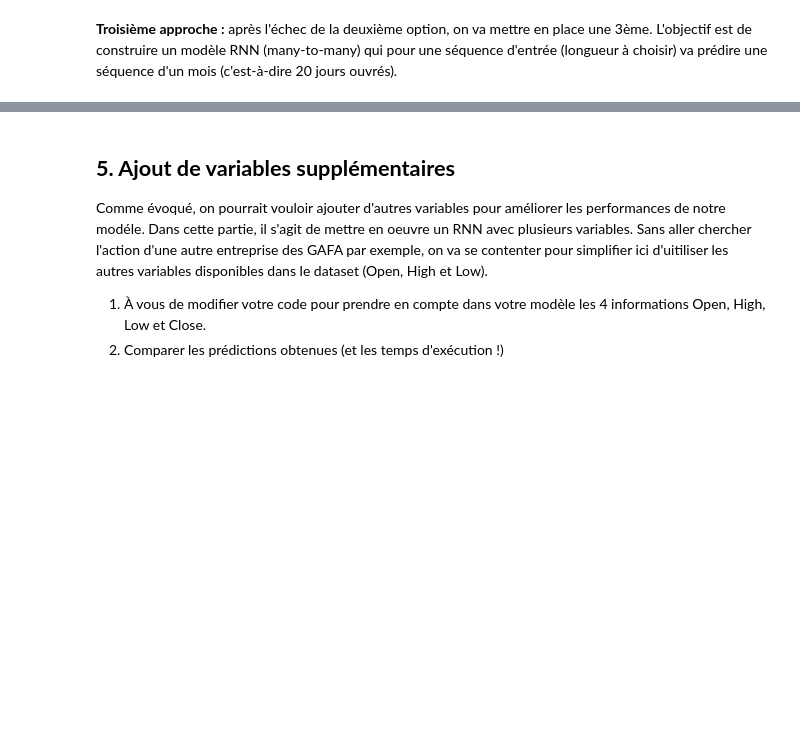
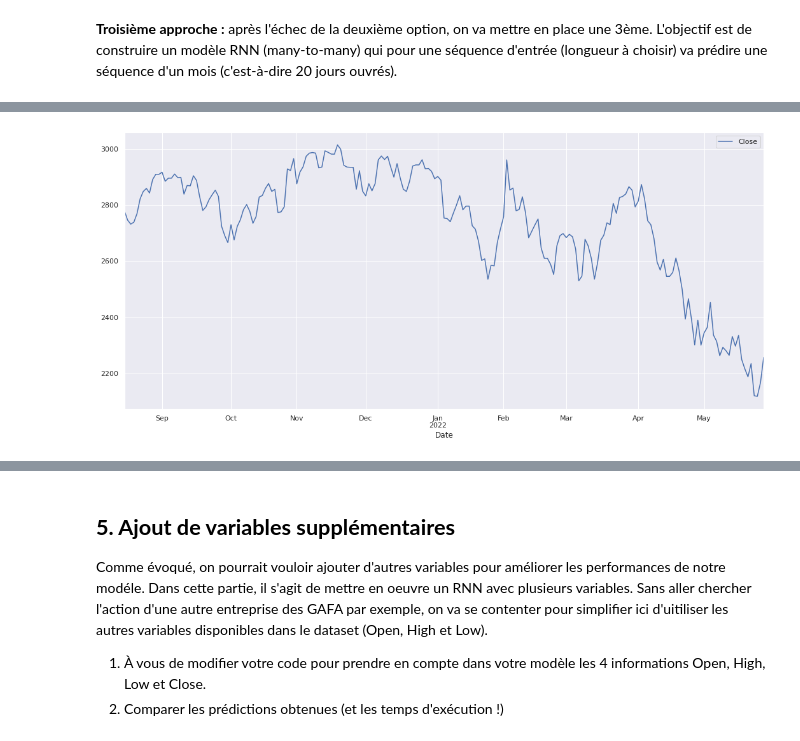
Before and after one commit to louiskuhn/IA-P2-Euskadi, a Jupyter notebook: Ressources/Deep Learning/Recurrent Neural Network/RNN 1 - Prediction actions Google.ipynb, the cells around one changed output, grey strips where cells are left out. Drawn from its saved outputs; the diff is of its cells as text; code cells hidden in the pictures; blank space fills up the shorter version.

```diff
--- a/Ressources/Deep Learning/Recurrent Neural Network/RNN 1 - Prediction actions Google.ipynb
+++ b/Ressources/Deep Learning/Recurrent Neural Network/RNN 1 - Prediction actions Google.ipynb
@@ -300,2 +300,16 @@ y_df.plot();
 # %% [markdown]
 **Troisième approche :** après l'échec de la deuxième option, on va mettre en place une 3ème. L'objectif est de construire un modèle RNN (many-to-many) qui pour une séquence d'entrée (longueur à choisir) va prédire une séquence d'un mois (c'est-à-dire 20 jours ouvrés).
+# %%
+# Création de la structure des données
+timesteps = 100 #on crée un paramètre pour pouvoir le modifier facilement par la suite
+nbdays = 20
+X_train = []
+y_train = []
+
+for i in range(timesteps, train.shape[0]-nbdays):
+    X_train.append(train[i-timesteps:i, 0])
+    y_train.append(train[i:i+nbdays, 0])
+
+X_train, y_train = np.array(X_train), np.array(y_train)
+X_train = np.expand_dims(X_train, axis=2)
+print(X_train.shape, y_train.shape)
@@ -301,0 +362,7 @@ y_df.plot();
+# %%
+day_first = pd.date_range(end=test.index[0], periods=timesteps+1, freq='B')[0]
+#day_end = pd.date_range(end=test.index[-1], periods=nbdays+1, freq='B')[0]
+inputs = df[day_first:]
+inputs.plot();
+# %% [output]
+[figure, added]
```
Also changed, not shown: parts of 27 cells of this notebook, 1 other file.
